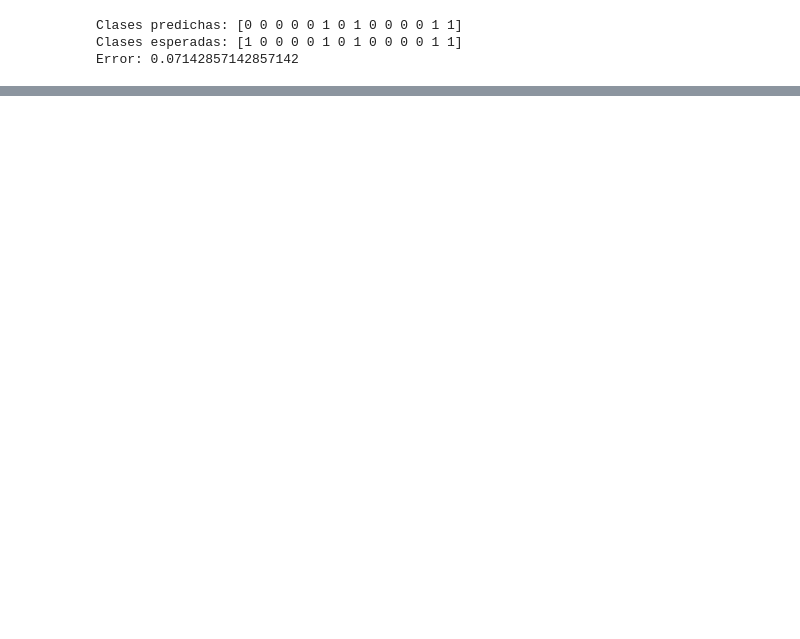
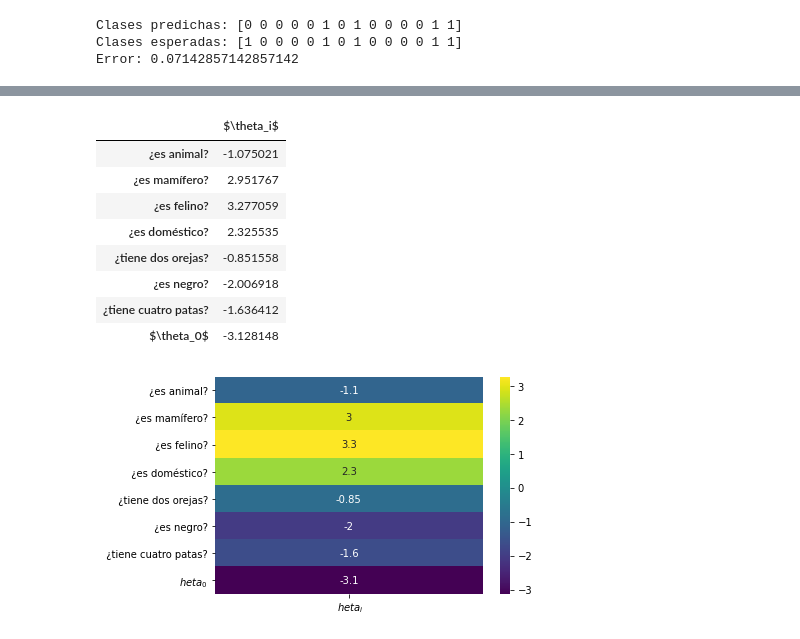
Before and after one commit to VMijangos/InteligenciaArtificial, a Jupyter notebook: Notebooks/11 LogisticRegression.ipynb, the cells around one changed output, grey strips where cells are left out. Cells and saved outputs as stored; diff of their text form; code cells hidden in the pictures; blank space fills up the shorter version.

```diff
--- a/Notebooks/11 LogisticRegression.ipynb
+++ b/Notebooks/11 LogisticRegression.ipynb
@@ -106,0 +97,28 @@ Wall time: 20.1 ms
+# %%
+%%time
+#Número máximo de itraciones
+max_its = 10
+#Rango de aprendizaje
+lr = 0.5
+
+#Iniciamos theta_i con 0s
+theta = np.zeros(d)
+#Iniciamos theta_0 = 0
+theta0 = 0
+
+#Cuando detenerse
+stop = False
+t = 0
+while  stop == False:
+    #Revisamos cada uno de los ejemplos
+    for x, y in zip(X,Y):
+        #Calculamos función logística
+        f = logist(np.dot(theta,x)+theta0)
+        #Actualizamos los parámetros
+        theta = theta - lr*(f-y)*x
+        theta0 = theta0 - lr*(f-y)
+
+    t += 1
+    #Criterio de paro
+    if t > max_its:
+        stop = True
@@ -174,0 +194,17 @@ pd.DataFrame(data=np.append(w[:,1],b[1]), index=list(data.columns)[:7]+['bias'],
+# %%
+#DataFrame de los parámetros
+beliefs = pd.DataFrame(data=np.append(theta,theta0),index=list(data.columns)[:7]+[' $\theta_0$'],columns=[' $\theta_i$'])
+#Mapa de calor
+heatmap(beliefs, annot=True, cmap='viridis')
+beliefs
+# %% [output]
+|  | $\theta_i$ |
+| ¿es animal? | -1.075021 |
+| ¿es mamífero? | 2.951767 |
+| ¿es felino? | 3.277059 |
+| ¿es doméstico? | 2.325535 |
+| ¿tiene dos orejas? | -0.851558 |
+| ¿es negro? | -2.006918 |
+| ¿tiene cuatro patas? | -1.636412 |
+| $\theta_0$ | -3.128148 |
+[figure, added]
```
Also changed, not shown: parts of 26 cells of this notebook.
